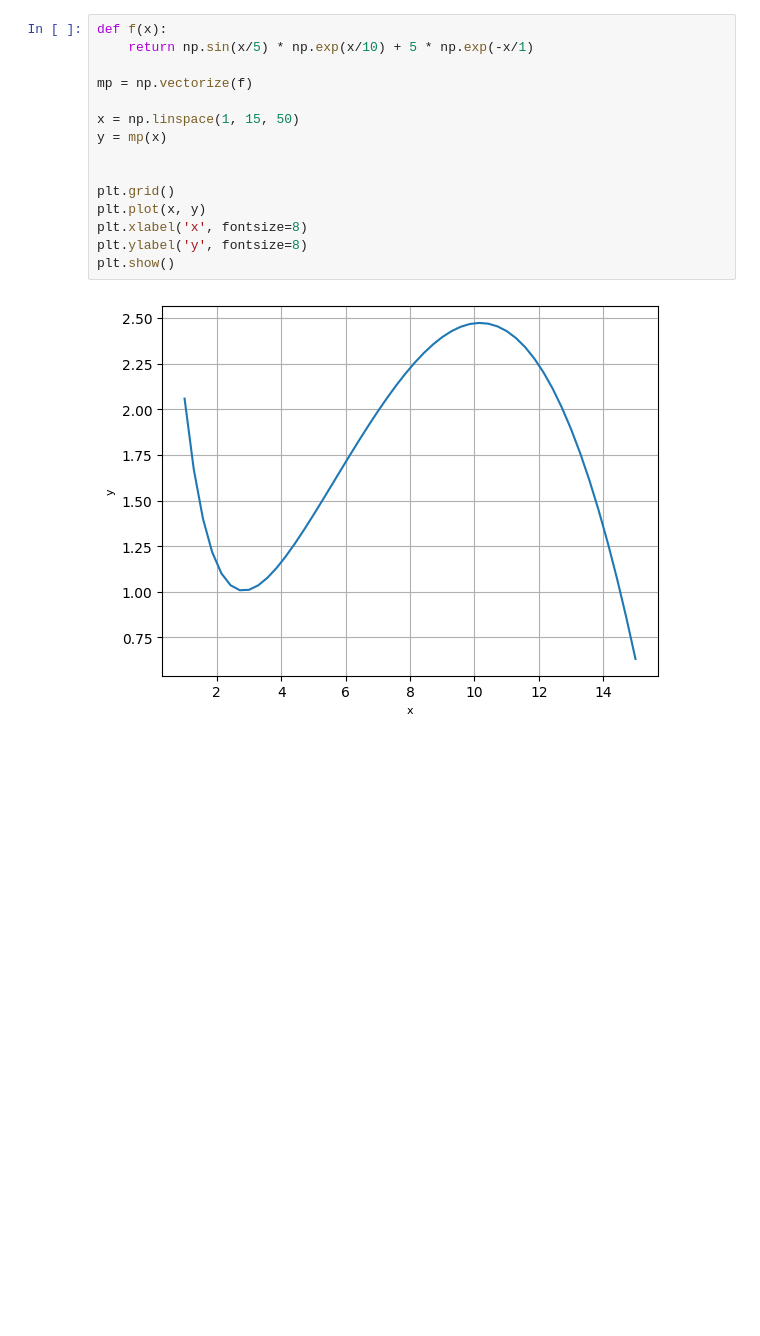
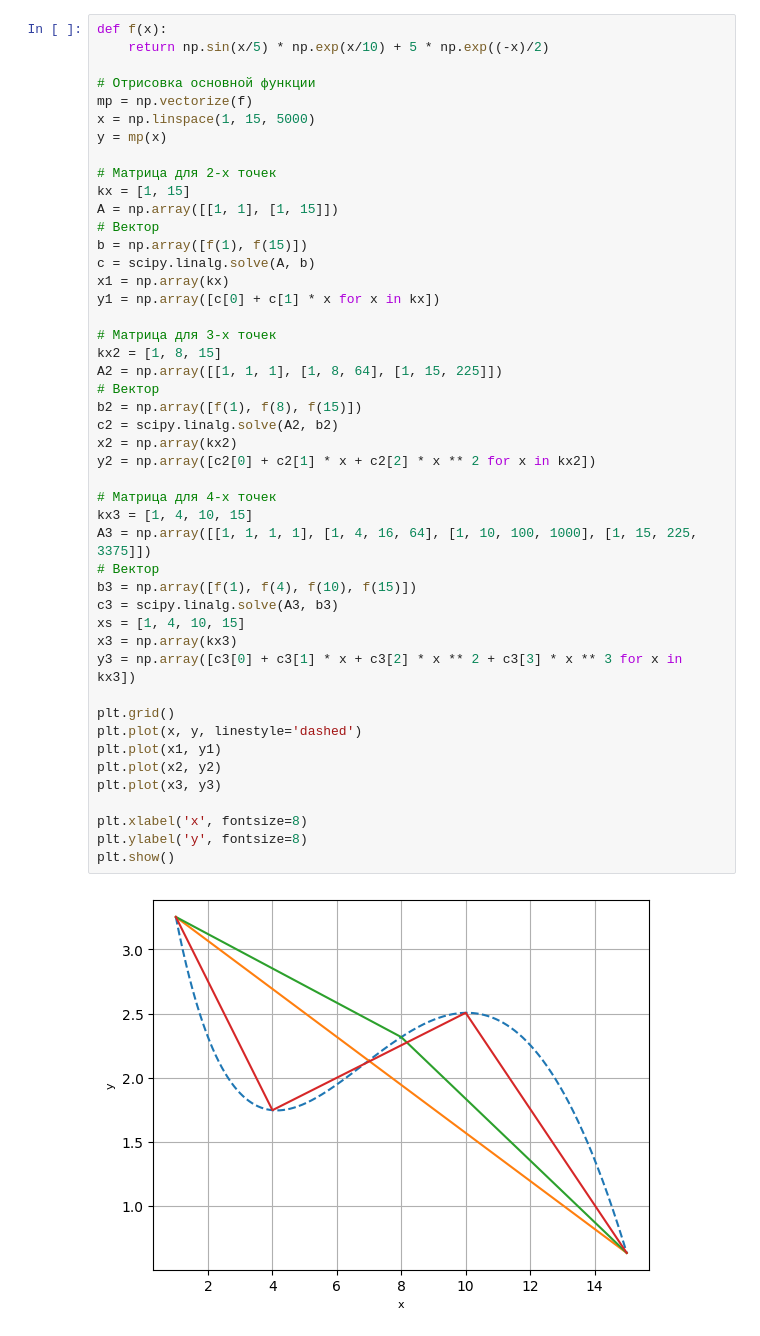
Before and after one commit to jahnito/Python_M2023, a Jupyter notebook: homework4/hw_task3.ipynb, the cells around one changed output. Saved outputs shown, nothing was run; the diff lists cells and outputs as text; blank space fills up the shorter version.

```diff
--- a/homework4/hw_task3.ipynb
+++ b/homework4/hw_task3.ipynb
@@ -9,17 +5,48 @@ plt.figure(figsize = (15, 10))
 # %%
 def f(x):
-    return np.sin(x/5) * np.exp(x/10) + 5 * np.exp(-x/1)
+    return np.sin(x/5) * np.exp(x/10) + 5 * np.exp((-x)/2)
 
+# Отрисовка основной функции
 mp = np.vectorize(f)
-
-x = np.linspace(1, 15, 50)
+x = np.linspace(1, 15, 5000)
 y = mp(x)
 
+# Матрица для 2-х точек
+kx = [1, 15]
+A = np.array([[1, 1], [1, 15]])
+# Вектор
+b = np.array([f(1), f(15)])
+c = scipy.linalg.solve(A, b)
+x1 = np.array(kx)
+y1 = np.array([c[0] + c[1] * x for x in kx])
+
+# Матрица для 3-х точек
+kx2 = [1, 8, 15]
+A2 = np.array([[1, 1, 1], [1, 8, 64], [1, 15, 225]])
+# Вектор
+b2 = np.array([f(1), f(8), f(15)])
+c2 = scipy.linalg.solve(A2, b2)
+x2 = np.array(kx2)
+y2 = np.array([c2[0] + c2[1] * x + c2[2] * x ** 2 for x in kx2])
+
+# Матрица для 4-х точек
+kx3 = [1, 4, 10, 15]
+A3 = np.array([[1, 1, 1, 1], [1, 4, 16, 64], [1, 10, 100, 1000], [1, 15, 225, 3375]])
+# Вектор
+b3 = np.array([f(1), f(4), f(10), f(15)])
+c3 = scipy.linalg.solve(A3, b3)
+xs = [1, 4, 10, 15]
+x3 = np.array(kx3)
+y3 = np.array([c3[0] + c3[1] * x + c3[2] * x ** 2 + c3[3] * x ** 3 for x in kx3])
 
 plt.grid()
-plt.plot(x, y)
+plt.plot(x, y, linestyle='dashed')
+plt.plot(x1, y1)
+plt.plot(x2, y2)
+plt.plot(x3, y3)
+
 plt.xlabel('x', fontsize=8)
 plt.ylabel('y', fontsize=8)
 plt.show()
 # %% [output]
-[figure, old version]
+[figure, new version]
```
Also changed, not shown: parts of 3 cells of this notebook, 11 other files.
